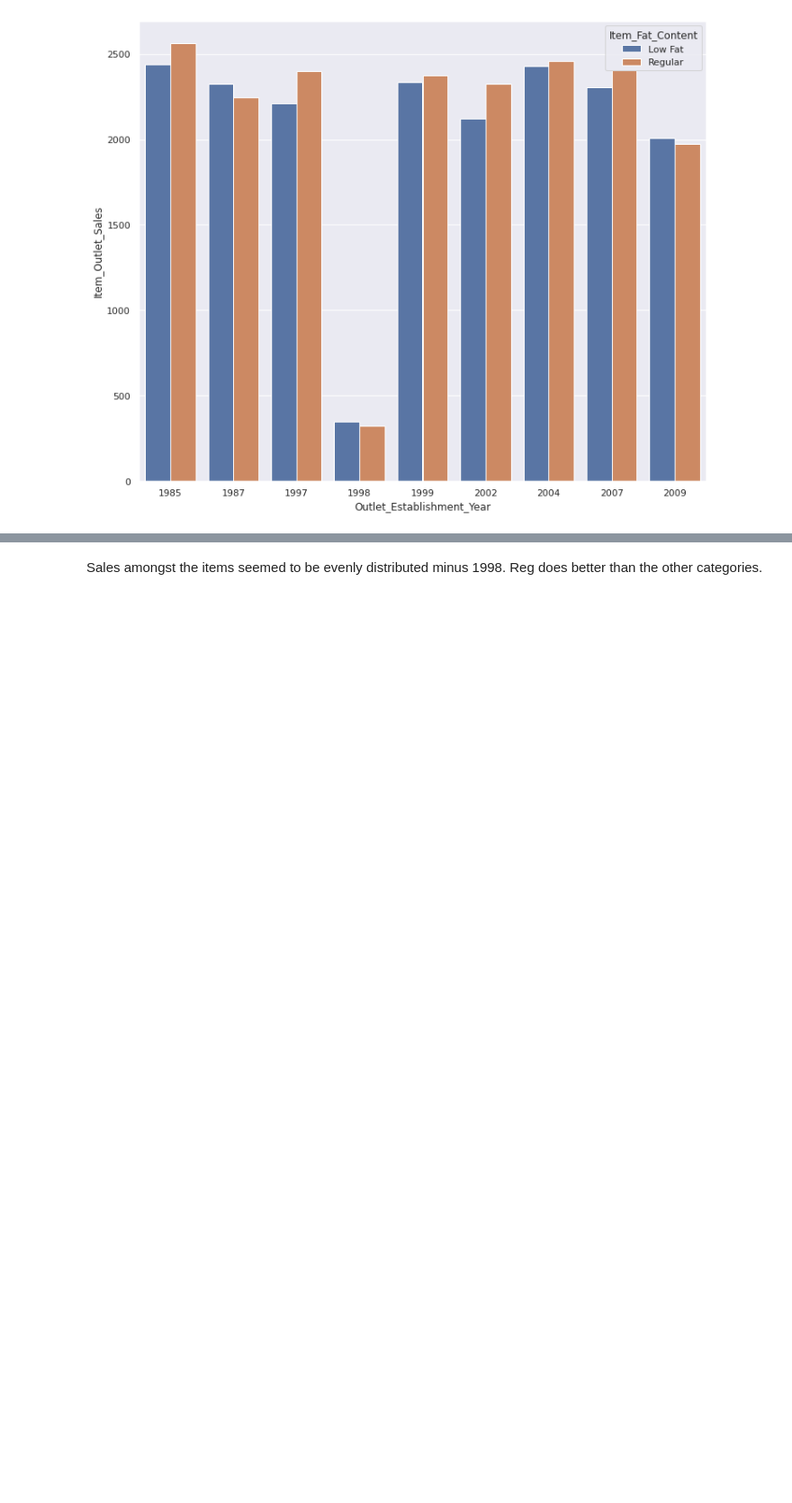
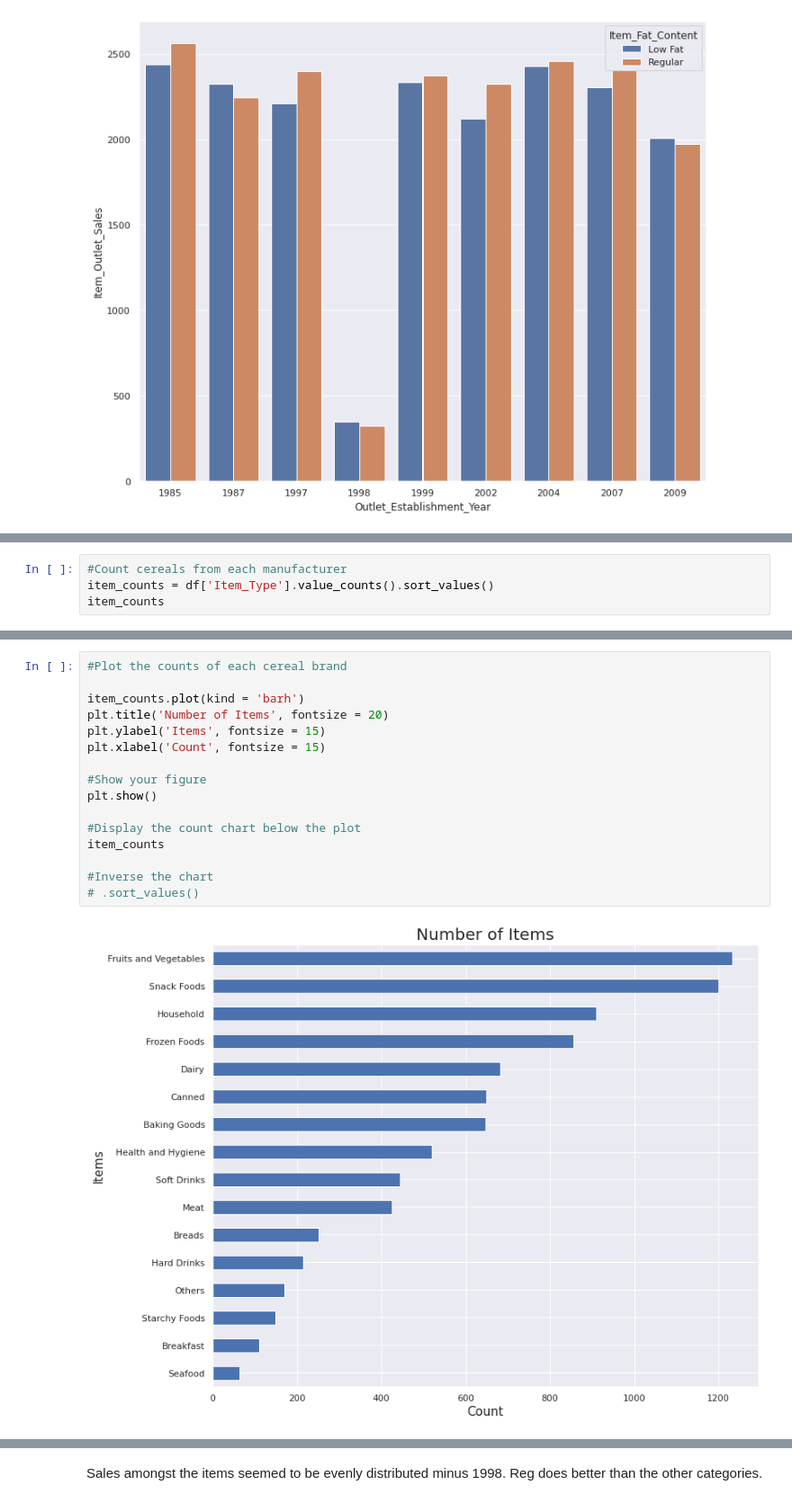
Before and after one commit to JPeebles-DataScientist/Project1_Core, a Jupyter notebook: Project1_Core.ipynb, the cells around one changed output, grey strips where cells are left out. Shown: that part at 90% size. Drawn from its saved outputs; the diff is of its cells as text; blank space fills up the shorter version.

```diff
--- a/Project1_Core.ipynb
+++ b/Project1_Core.ipynb
@@ -246,0 +655,4 @@ ax = sns.barplot(x = 'Outlet_Establishment_Year', y = 'Item_Outlet_Sales', data
+# %%
+#Count cereals from each manufacturer
+item_counts = df['Item_Type'].value_counts().sort_values()
+item_counts
@@ -246,0 +677,18 @@ ax = sns.barplot(x = 'Outlet_Establishment_Year', y = 'Item_Outlet_Sales', data
+# %%
+#Plot the counts of each cereal brand
+
+item_counts.plot(kind = 'barh')
+plt.title('Number of Items', fontsize = 20)
+plt.ylabel('Items', fontsize = 15)
+plt.xlabel('Count', fontsize = 15)
+
+#Show your figure
+plt.show()
+
+#Display the count chart below the plot
+item_counts
+
+#Inverse the chart
+# .sort_values()
+# %% [output]
+[figure, added]
```
Also changed, not shown: parts of 48 cells of this notebook.
